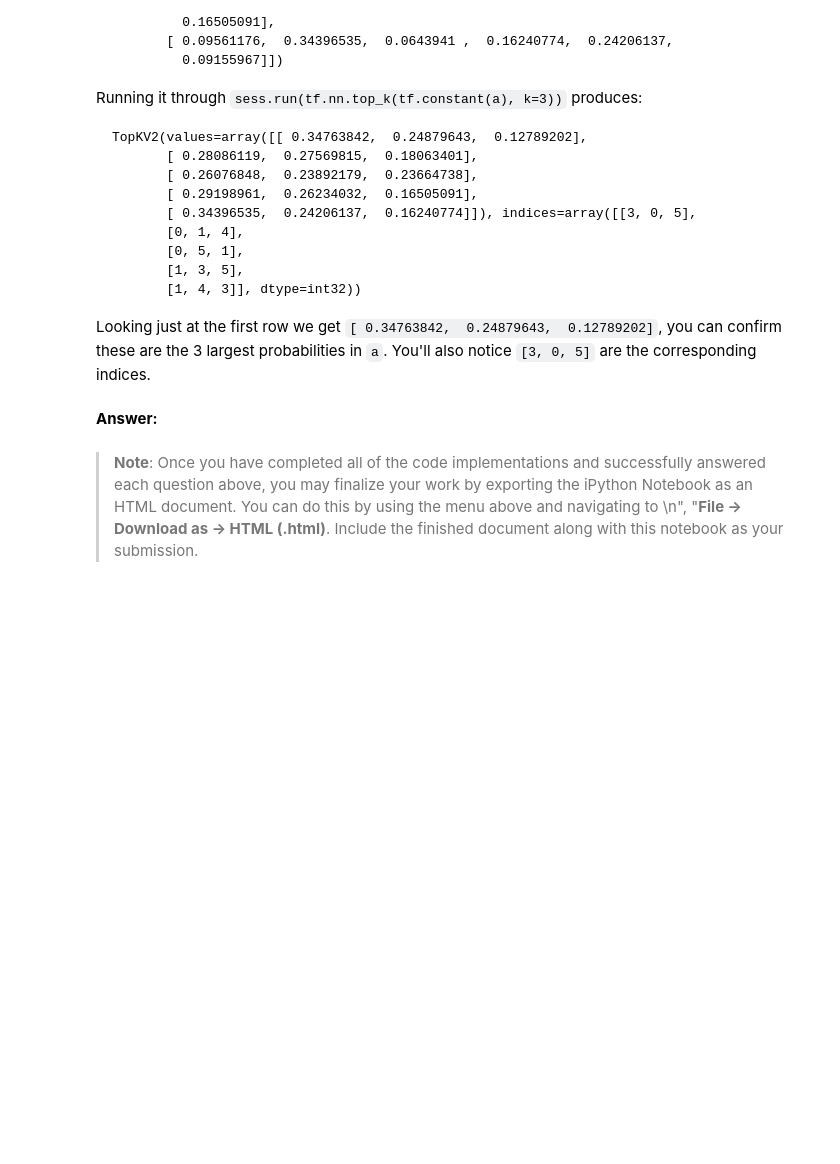
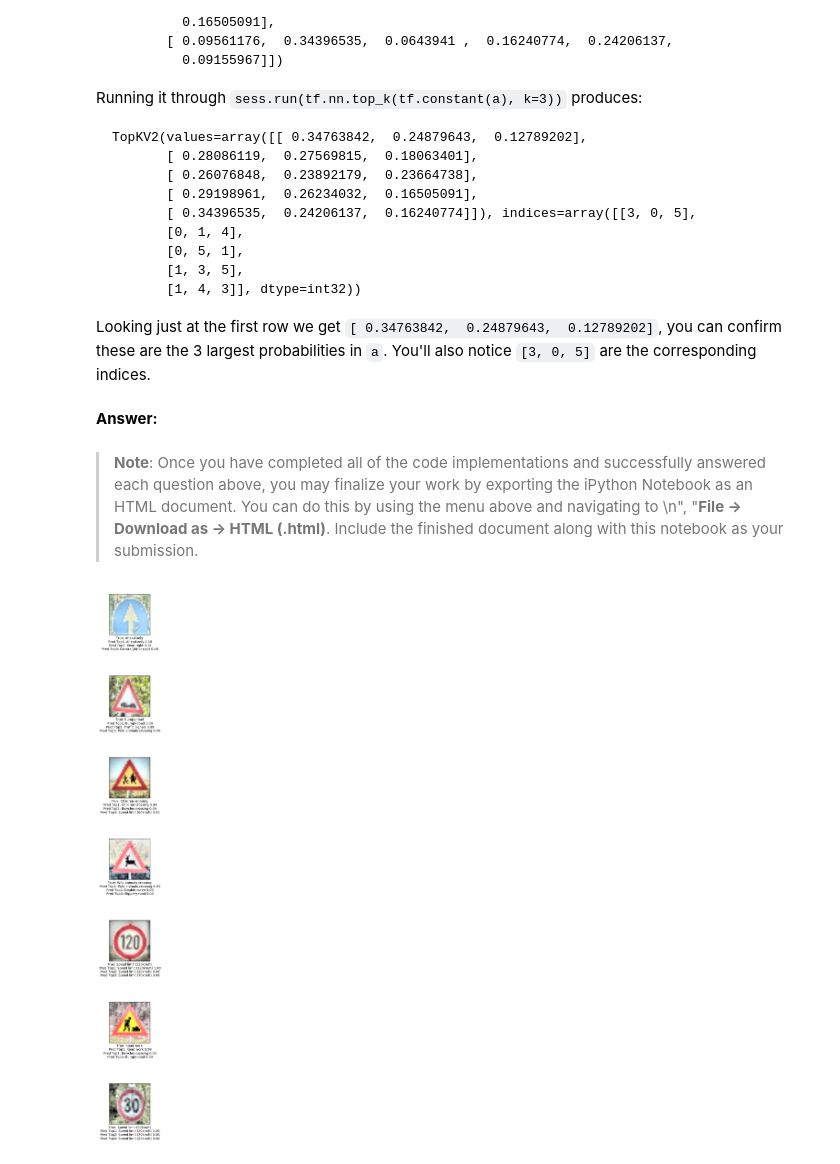
Before and after one commit to ramsrigouthamg/CarND-Traffic-Sign-Classifier-Project, a Jupyter notebook: Traffic_Sign_Classifier.ipynb, the cells around one changed output. Drawn from its saved outputs; the diff is of its cells as text; code cells hidden in the pictures; blank space fills up the shorter version.

```diff
--- a/Traffic_Sign_Classifier.ipynb
+++ b/Traffic_Sign_Classifier.ipynb
@@ -547,3 +606,37 @@ Looking just at the first row we get `[ 0.34763842,  0.24879643,  0.12789202]`,
 # %% [markdown]
 > **Note**: Once you have completed all of the code implementations and successfully answered each question above, you may finalize your work by exporting the iPython Notebook as an HTML document. You can do this by using the menu above and navigating to  \n",
     "**File -> Download as -> HTML (.html)**. Include the finished document along with this notebook as your submission.
+# %%
+def plot_top3(images, cls_true, top_vals,top_indices):
+
+    fig, axes = plt.subplots(len(images), 1,figsize=(30,30))
+    fig.subplots_adjust(hspace=1.0, wspace=1.0)
+
+    for i, ax in enumerate(axes.flat):
+
+        ax.imshow(images[i])
+
+        xlabel = "True: {0}\n Pred Top1: {1} {2:.2f}\n Pred Top2: {3} {4:.2f}\n Pred Top3: {5} {6:.2f}\n".format(signnames[str(cls_true[i])], signnames[str(top_indices[i][0])],float(top_vals[i][0]),signnames[str(top_indices[i][1])],float(top_vals[i][1]),signnames[str(top_indices[i][2])],float(top_vals[i][2]))
+
+        # Show the classes as the label on the x-axis.
+        ax.set_xlabel(xlabel)
+
+        # Remove ticks from the plot.
+        ax.set_xticks([])
+        ax.set_yticks([])
+
+    # Ensure the plot is shown correctly with multiple plots
+    # in a single Notebook cell.
+    plt.show()
+
+with tf.Session() as sess:
+    saver.restore(sess, tf.train.latest_checkpoint('.'))
+    top_3_values,top_3_indices = tf.nn.top_k(predict(testimages), k=3 )
+    top_3_values = top_3_values.eval()
+    top_3_indices = top_3_indices.eval()
+
+
+original_indices = [35,22,28,31,8,25,1]
+plot_top3(testimages,original_indices, top_3_values,top_3_indices)
+# %% [output]
+[figure, added]
```
Also changed, not shown: parts of 14 cells of this notebook.
